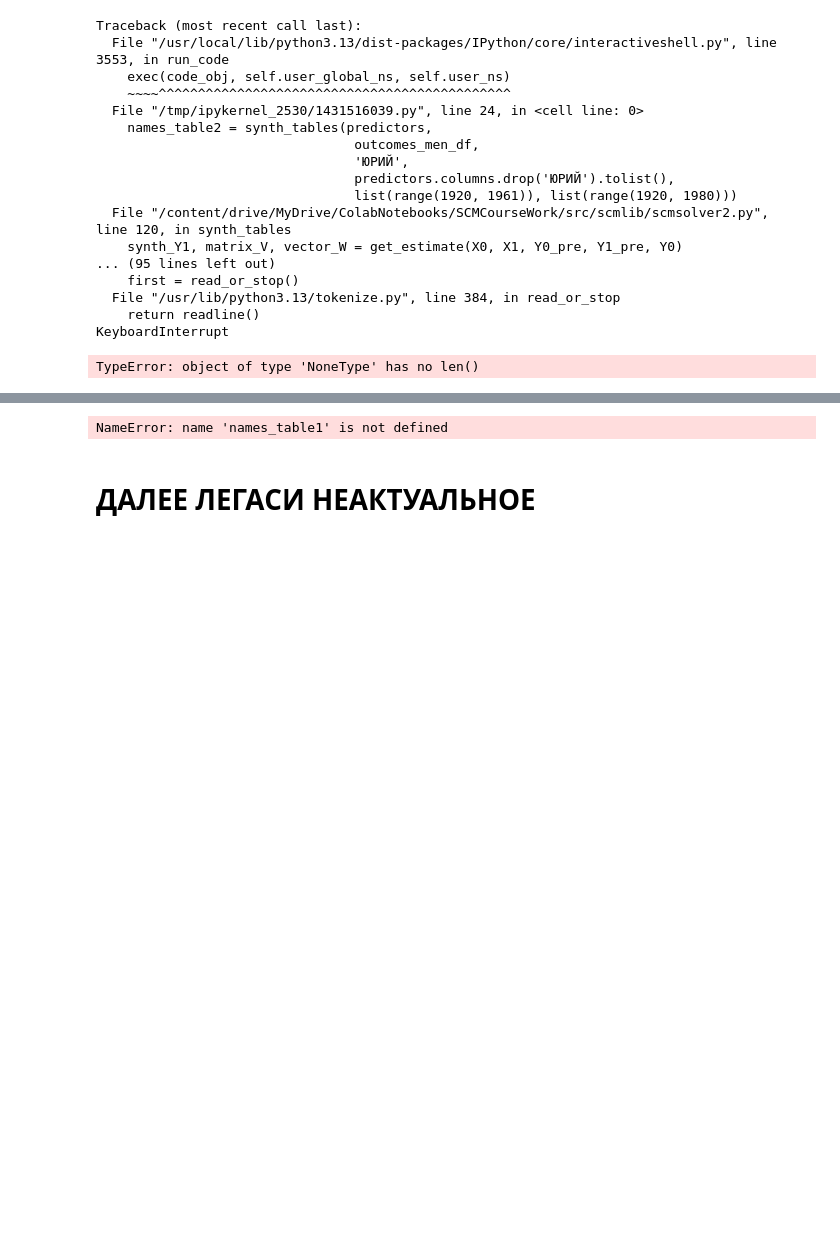
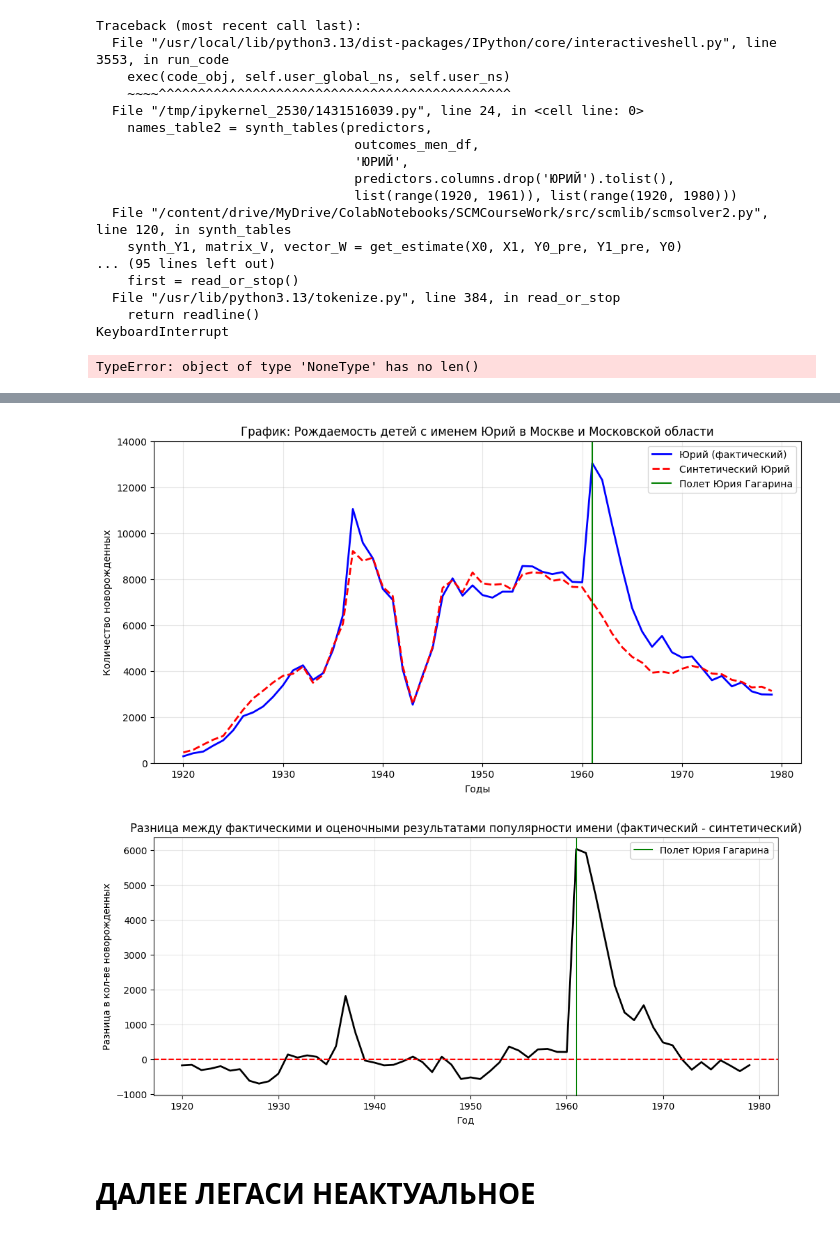
Before and after one commit to Altay02/SCMCourseWork, a Jupyter notebook: names.ipynb, the cells around one changed output, grey strips where cells are left out. Drawn from its saved outputs; the diff is of its cells as text; code cells hidden in the pictures; blank space fills up the shorter version.

```diff
--- a/names.ipynb
+++ b/names.ipynb
@@ -243,38 +246,39 @@ import numpy as np
 import pandas as pd
 # names_table1 = synth_Y1, Y1, matrix_V, vector_W, predictors_table, outcomes_table
 # 1. Расчет временного ряда
 years = np.arange(1920, 1980)
 # Y_1_synth = Y_1 @ W_opt_abadie
 Y1_synth = names_table1[0]
 Y1 = names_table1[1]
 # 2. Построение графика:
 plt.figure(figsize=(12, 6))
-plt.plot(years, Y1, 'k-', label='Юрий (фактический)', linewidth=2)
-plt.plot(years, Y1_synth, 'k--', label='Синтетический Юрий', linewidth=2)
-plt.axvline(x=1961, color='red', linestyle=':', label='Полет Юрия Гагарина')
+plt.plot(years, Y1, 'b-', label='Юрий (фактический)', linewidth=2)
+plt.plot(years, Y1_synth, 'r--', label='Синтетический Юрий', linewidth=2)
+plt.axvline(x=1961, color='green', linestyle='-', label='Полет Юрия Гагарина')
 plt.title('График: Рождаемость детей с именем Юрий в Москве и Московской области')
 plt.xlabel('Годы')
 plt.ylabel('Количество новорожденных')
 plt.ylim(0, 14000)
 plt.legend()
 plt.grid(True, alpha=0.3)
 plt.show()
 
 # 3. График разности (Gap Plot)
 gap = Y1 - Y1_synth
 
 plt.figure(figsize=(12, 5))
 plt.plot(years, gap, 'k-', linewidth=2)
 plt.axhline(y=0, color='red', linestyle='--')
-plt.axvline(x=1961, color='gray', linestyle=':', label='Полет Юрия Гагарина')
+plt.axvline(x=1961, color='green', linestyle='-', label='Полет Юрия Гагарина')
 plt.title('Разница между фактическими и оценочными результатами популярности имени (фактический - синтетический)')
 plt.xlabel('Год')
 plt.ylabel('Разница в кол-ве новорожденных')
 plt.grid(True, alpha=0.3)
 plt.legend()
 plt.show()
 # %% [output]
-NameError: name 'names_table1' is not defined
+[figure, added]
+[figure, added]
 # %% [markdown]
 # ДАЛЕЕ ЛЕГАСИ НЕАКТУАЛЬНОЕ
 # %%
```
Also changed, not shown: parts of 3 cells of this notebook.
